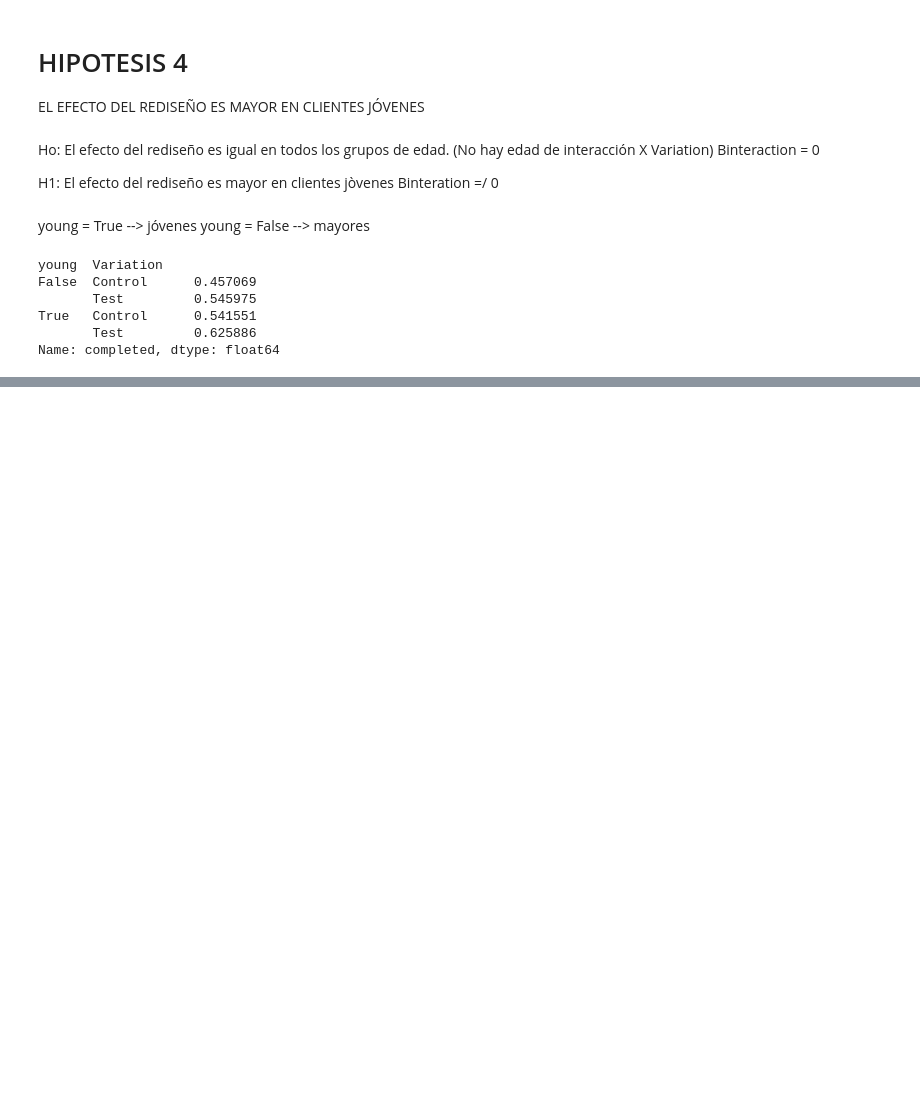
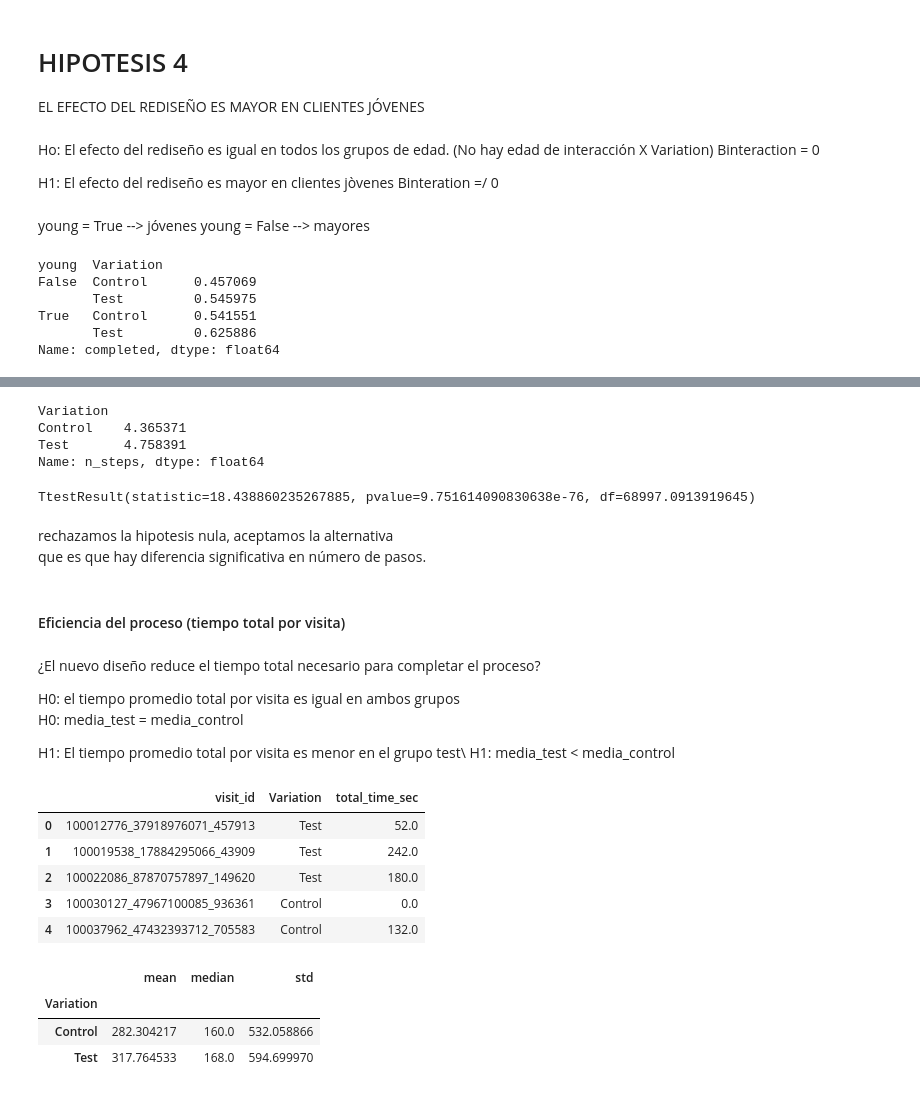
Before and after one commit to MonicaFernandezM/Vanguard1, a Jupyter notebook: vanguard.ipynb, the cells around one changed output, grey strips where cells are left out. Saved outputs shown, nothing was run; the diff lists cells and outputs as text; code cells hidden in the pictures; blank space fills up the shorter version.

```diff
--- a/vanguard.ipynb
+++ b/vanguard.ipynb
@@ -380,9 +390,7 @@ df_master = df_master.sort_values(["visit_id","date_time"])
 df_master["next_time"] = (df_master.groupby("visit_id")["date_time"].shift(-1))
 # %%
 # crear time_spent (segundos)
-df_master["time_spent"] = (
-    df_master["next_time"] - df_master["date_time"]
-).dt.total_seconds()
+df_master["time_spent"] = (df_master["next_time"] - df_master["date_time"]).dt.total_seconds()
 # %%
 df_time = df_master[df_master["time_spent"].notna()]
 # %%
@@ -424,14 +428,7 @@ df_master["step_num"] = df_master["process_step"].map(step_order)
 df_master = df_master.sort_values(["visit_id", "date_time"])
 
 # Obtener paso anterior
-df_master["prev_step"] = (
-    df_master.groupby("visit_id")["step_num"].shift(1)
-)
-
-# Crear variable error
-df_master["error"] = (
-    df_master["step_num"] < df_master["prev_step"]
-)
+df_master["prev_step"] = (df_master.groupby("visit_id")["step_num"].shift(1))
 # %%
 #Un error ocurre cuando el número de paso disminuye dentro de una misma visita.
 df_master["error"] = df_master["step_num"] < df_master["prev_step"]
@@ -787,0 +768,58 @@ df_master.to_csv("df_master.csv", index=False)
+# %%
+steps_per_visit = (
+    df_master
+    .groupby(["visit_id","Variation"])["process_step"]
+    .count()
+    .reset_index(name="n_steps")
+)
+
+steps_per_visit.groupby("Variation")["n_steps"].mean()
+# %% [output]
+Variation
+Control    4.365371
+Test       4.758391
+Name: n_steps, dtype: float64
+# %%
+control_steps = steps_per_visit[steps_per_visit["Variation"]=="Control"]["n_steps"]
+test_steps = steps_per_visit[steps_per_visit["Variation"]=="Test"]["n_steps"]
+
+stats.ttest_ind(test_steps, control_steps, equal_var=False)
+# %% [output]
+TtestResult(statistic=18.438860235267885, pvalue=9.751614090830638e-76, df=68997.0913919645)
+# %% [markdown]
+rechazamos la hipotesis nula, aceptamos la alternativa\
+que es que hay diferencia significativa en número de pasos.
+# %% [markdown]
+#### Eficiencia del proceso (tiempo total por visita)
+# %% [markdown]
+¿El nuevo diseño reduce el tiempo total necesario para completar el proceso?
+
+H0: el tiempo promedio total por visita es igual en ambos grupos\
+H0: media_test = media_control
+
+H1: El tiempo promedio total por visita es menor en el grupo test\
+H1: media_test < media_control
+# %%
+# Tiempo total por visita
+total_time_visit = (
+    df_master
+      .groupby(["visit_id","Variation"])["time_spent"]
+      .sum()
+      .reset_index(name="total_time_sec")
+)
+
+total_time_visit.head()
+# %% [output]
+|  | visit_id | Variation | total_time_sec |
+| 0 | 100012776_37918976071_457913 | Test | 52.0 |
+| 1 | 100019538_17884295066_43909 | Test | 242.0 |
+| 2 | 100022086_87870757897_149620 | Test | 180.0 |
+| 3 | 100030127_47967100085_936361 | Control | 0.0 |
+| 4 | 100037962_47432393712_705583 | Control | 132.0 |
+# %%
+total_time_visit.groupby("Variation")["total_time_sec"].agg(["mean","median","std"])
+# %% [output]
+|  | mean | median | std |
+| Variation |  |  |  |
+| Control | 282.304217 | 160.0 | 532.058866 |
+| Test | 317.764533 | 168.0 | 594.699970 |
```
Also changed, not shown: parts of 59 cells of this notebook, 2 other files.
